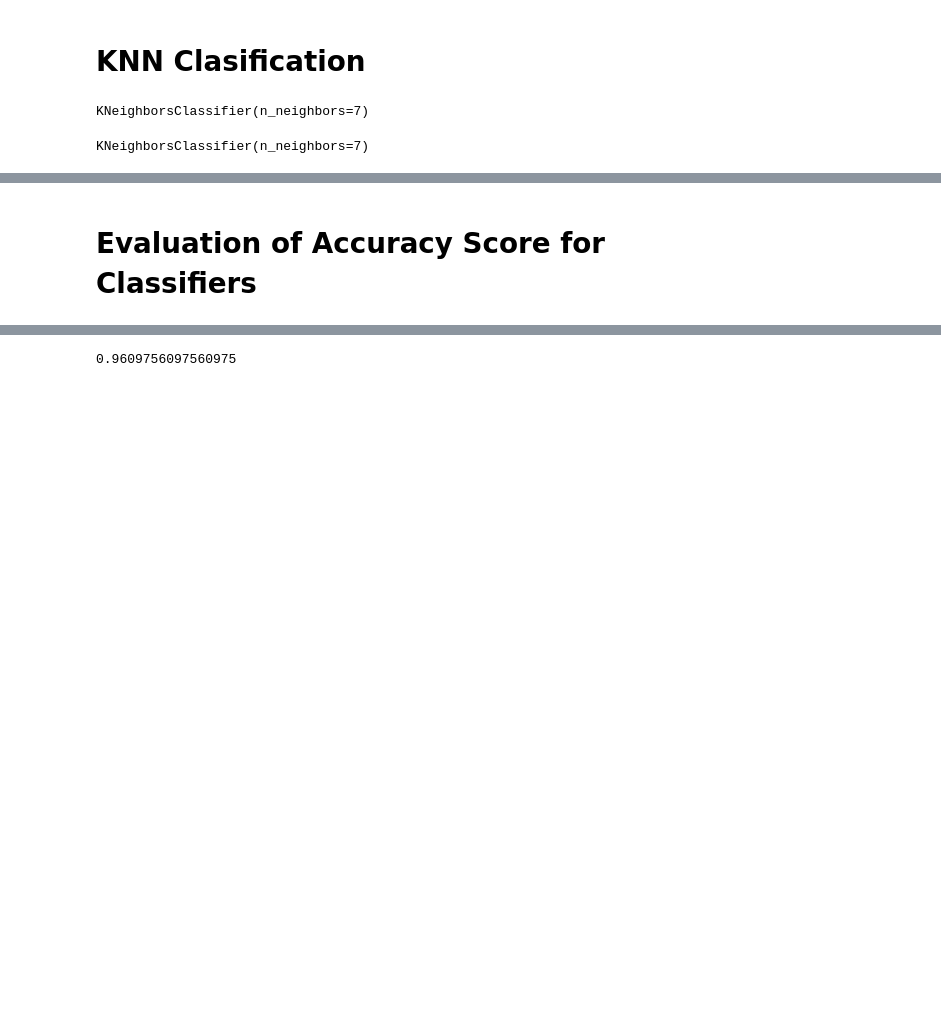
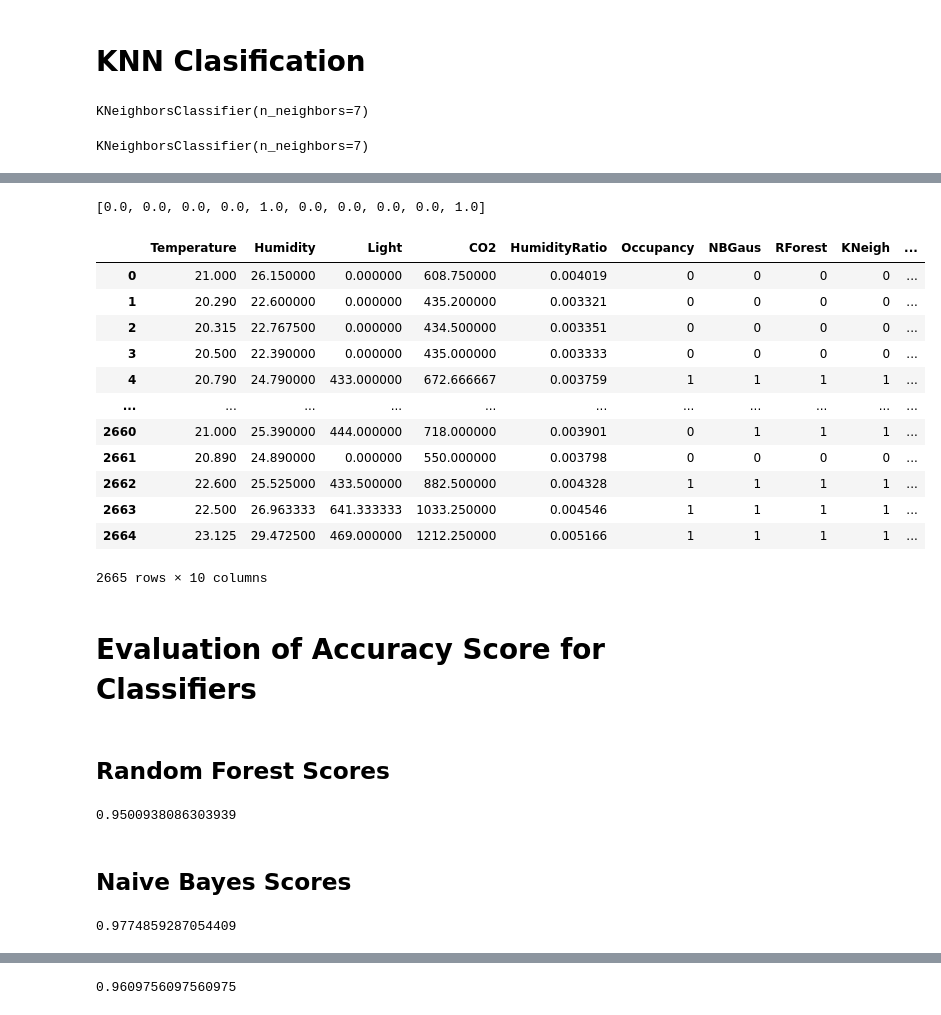
Before and after one commit to adriangohjw/CZ4032-Data-Mining-and-Analytics, a Jupyter notebook: Occupancy/classification.ipynb, the cells around one changed output, grey strips where cells are left out. Saved outputs shown, nothing was run; the diff lists cells and outputs as text; code cells hidden in the pictures; blank space fills up the shorter version.

```diff
--- a/Occupancy/classifiers.ipynb
+++ b/Occupancy/classification.ipynb
@@ -364,2 +410,50 @@ test_df_occ
+# %%
+pos_prob = []
+for inner in DTprob_each:
+    pos_prob.append(inner[1])
+pos_prob[0:10]
+# %% [output]
+[0.0, 0.0, 0.0, 0.0, 1.0, 0.0, 0.0, 0.0, 0.0, 1.0]
+# %%
+# Insert result into test_wtpopl, check the prediction correctness
+test_df_occ.insert(len(test_df_occ.columns), 'DecisionT', clf_pred_df['Occupancy'])
+# %%
+test_df_occ
+# %% [output]
+|  | Temperature | Humidity | Light | CO2 | HumidityRatio | Occupancy | NBGaus | RForest | KNeigh | ... |
+| 0 | 21.000 | 26.150000 | 0.000000 | 608.750000 | 0.004019 | 0 | 0 | 0 | 0 | ... |
+| 1 | 20.290 | 22.600000 | 0.000000 | 435.200000 | 0.003321 | 0 | 0 | 0 | 0 | ... |
+| 2 | 20.315 | 22.767500 | 0.000000 | 434.500000 | 0.003351 | 0 | 0 | 0 | 0 | ... |
+| 3 | 20.500 | 22.390000 | 0.000000 | 435.000000 | 0.003333 | 0 | 0 | 0 | 0 | ... |
+| 4 | 20.790 | 24.790000 | 433.000000 | 672.666667 | 0.003759 | 1 | 1 | 1 | 1 | ... |
+| ... | ... | ... | ... | ... | ... | ... | ... | ... | ... | ... |
+| 2660 | 21.000 | 25.390000 | 444.000000 | 718.000000 | 0.003901 | 0 | 1 | 1 | 1 | ... |
+| 2661 | 20.890 | 24.890000 | 0.000000 | 550.000000 | 0.003798 | 0 | 0 | 0 | 0 | ... |
+| 2662 | 22.600 | 25.525000 | 433.500000 | 882.500000 | 0.004328 | 1 | 1 | 1 | 1 | ... |
+| 2663 | 22.500 | 26.963333 | 641.333333 | 1033.250000 | 0.004546 | 1 | 1 | 1 | 1 | ... |
+| 2664 | 23.125 | 29.472500 | 469.000000 | 1212.250000 | 0.005166 | 1 | 1 | 1 | 1 | ... |
+2665 rows × 10 columns
 # %% [markdown]
 # **Evaluation of Accuracy Score for Classifiers**
+# %% [markdown]
+## Random Forest Scores
+# %%
+from sklearn.metrics import accuracy_score
+
+ac=accuracy_score(y_test,clf_pred)
+#y_true = test_df_occ['Occupancy']
+#y_true.head()
+print(ac)
+# %% [output]
+0.9500938086303939
+# %% [markdown]
+## Naive Bayes Scores
+# %%
+from sklearn.metrics import accuracy_score
+
+ac=accuracy_score(y_test,NB_pred)
+#y_true = test_df_occ['Occupancy']
+#y_true.head()
+print(ac)
+# %% [output]
+0.9774859287054409
```
Also changed, not shown: parts of 31 cells of this notebook, 6 other files.
